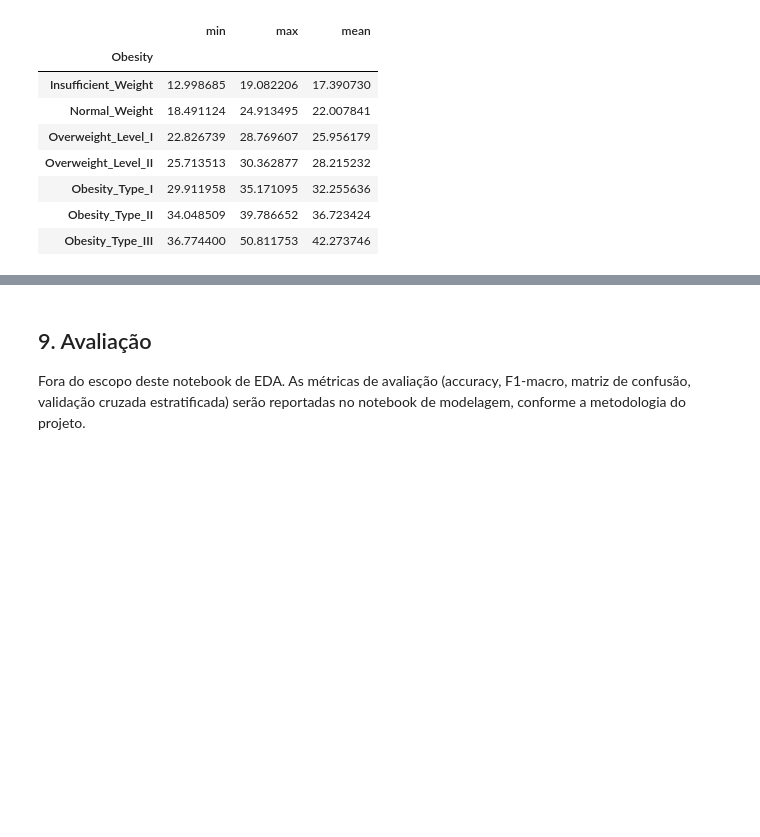
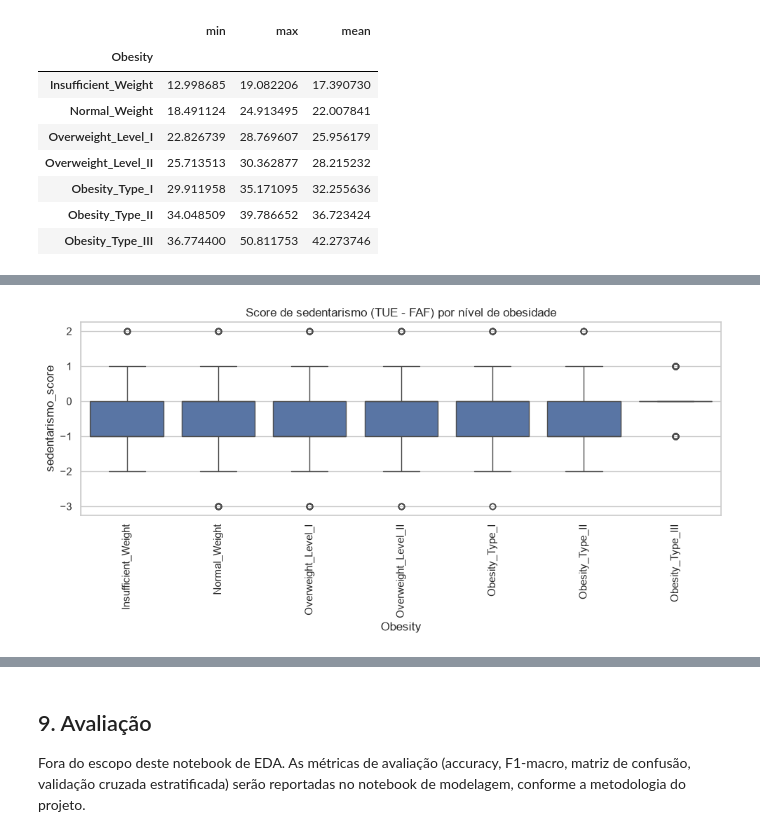
Before and after one commit to maclabr/tech-challenge-obesidade, a Jupyter notebook: notebooks/01_eda.ipynb, the cells around one changed output, grey strips where cells are left out. Saved outputs shown, nothing was run; the diff lists cells and outputs as text; code cells hidden in the pictures; blank space fills up the shorter version.

```diff
--- a/notebooks/01_eda.ipynb
+++ b/notebooks/01_eda.ipynb
@@ -312,0 +399,11 @@ faixas_imc_por_classe
+# %%
+pacientes_tratados["sedentarismo_score"] = pacientes_tratados["TUE"] - pacientes_tratados["FAF"]
+
+fig, eixo = plt.subplots(figsize=(10, 5))
+sns.boxplot(data=pacientes_tratados, x="Obesity", y="sedentarismo_score", order=ORDEM_NIVEIS_OBESIDADE, ax=eixo)
+eixo.set_title("Score de sedentarismo (TUE - FAF) por nível de obesidade")
+eixo.tick_params(axis="x", rotation=90)
+plt.tight_layout()
+plt.show()
+# %% [output]
+[figure, added]
```
Also changed, not shown: parts of 42 cells of this notebook.
